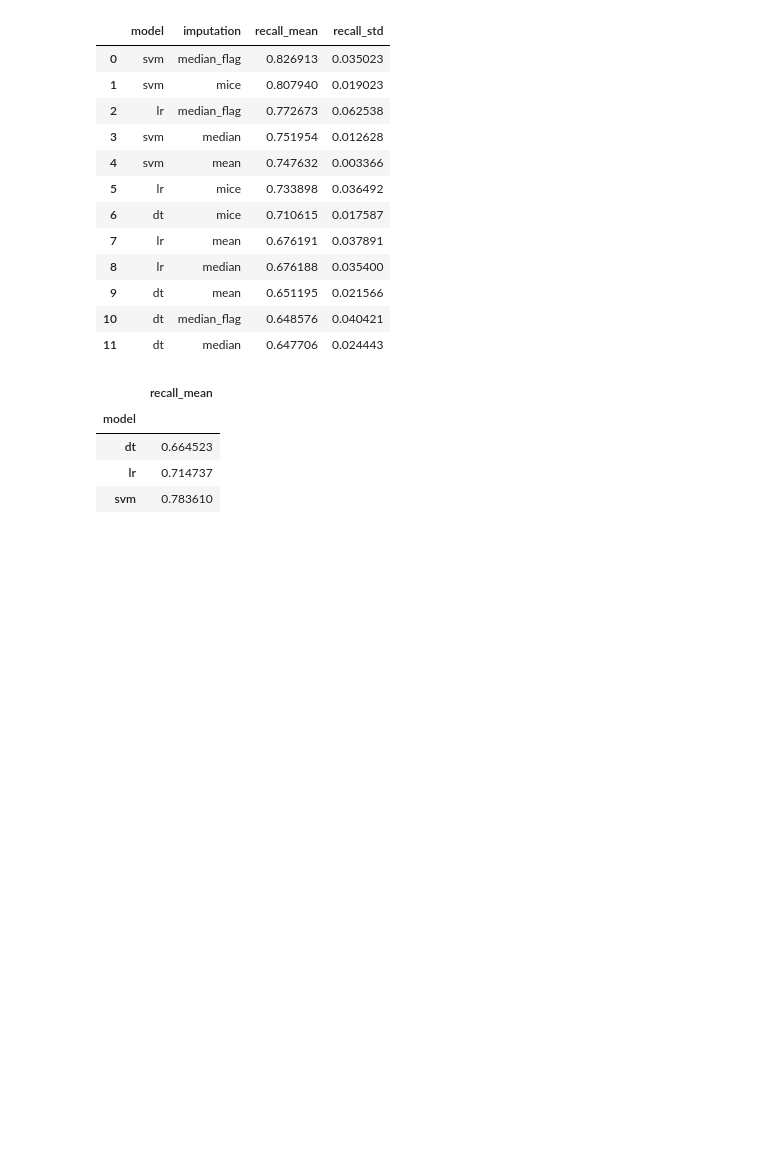
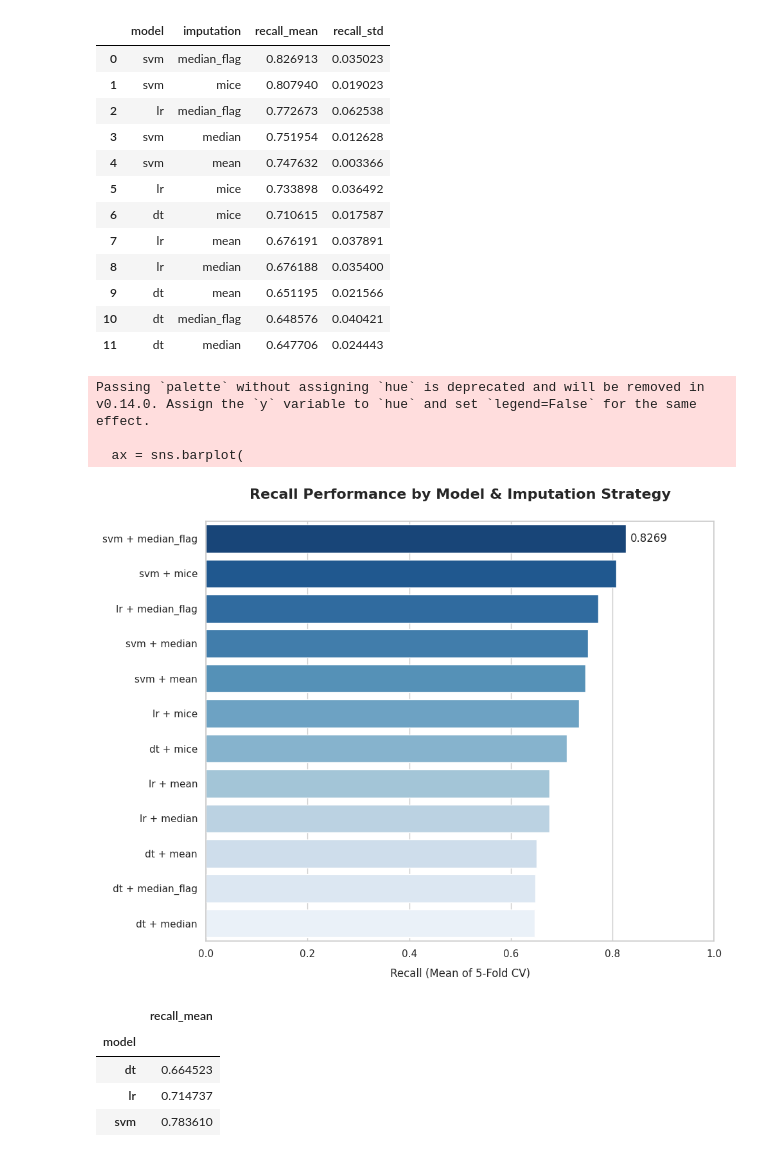
Before and after one commit to imaizumi0302/Project-for-Comparing-Missing-Value-Imputation-Methods, a Jupyter notebook: create_model.ipynb, the cells around one changed output. Cells and saved outputs as stored; diff of their text form; code cells hidden in the pictures; blank space fills up the shorter version.

```diff
--- a/create_model.ipynb
+++ b/create_model.ipynb
@@ -941,6 +941,40 @@ df_results_all
 | 9 | dt | mean | 0.651195 | 0.021566 |
 | 10 | dt | median_flag | 0.648576 | 0.040421 |
 | 11 | dt | median | 0.647706 | 0.024443 |
+# %%
+#  グラフのスタイル設定
+sns.set_theme(style="whitegrid")
+plt.figure(figsize=(10, 8))
+
+#  表示用のラベルを作成
+df_results_all['display_label'] = df_results_all['model'] + " + " + df_results_all['imputation']
+
+#  棒グラフの描画
+ax = sns.barplot(
+    data=df_results_all,
+    x='recall_mean',
+    y='display_label',
+    palette="Blues_r"
+)
+
+#  棒の横に具体的な数値を表示
+ax.bar_label(ax.containers[0], fmt='%.4f', padding=5)
+
+#  軸ラベルとタイトルの設定
+plt.title('Recall Performance by Model & Imputation Strategy', fontsize=16, fontweight='bold', pad=25)
+plt.xlabel('Recall (Mean of 5-Fold CV)', fontsize=12, labelpad=10)
+plt.ylabel('', fontsize=12)
+plt.xlim(0, 1.0) # Recallの範囲は0〜1
+
+#  レイアウトの調整と保存
+plt.tight_layout()
+plt.savefig('recall_comparison.png', dpi=300)
+plt.show()
+# %% [output]
+Passing `palette` without assigning `hue` is deprecated and will be removed in v0.14.0. Assign the `y` variable to `hue` and set `legend=False` for the same effect.
+
+  ax = sns.barplot(
+[figure, added]
 # %%
 df_results_all.groupby("model")["recall_mean"].mean()
 # %% [output]
```
Also changed, not shown: parts of 9 cells of this notebook.
